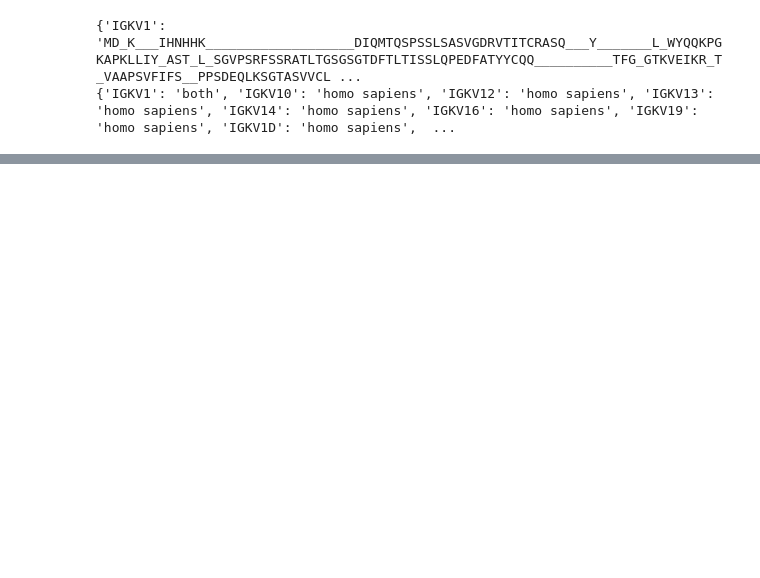
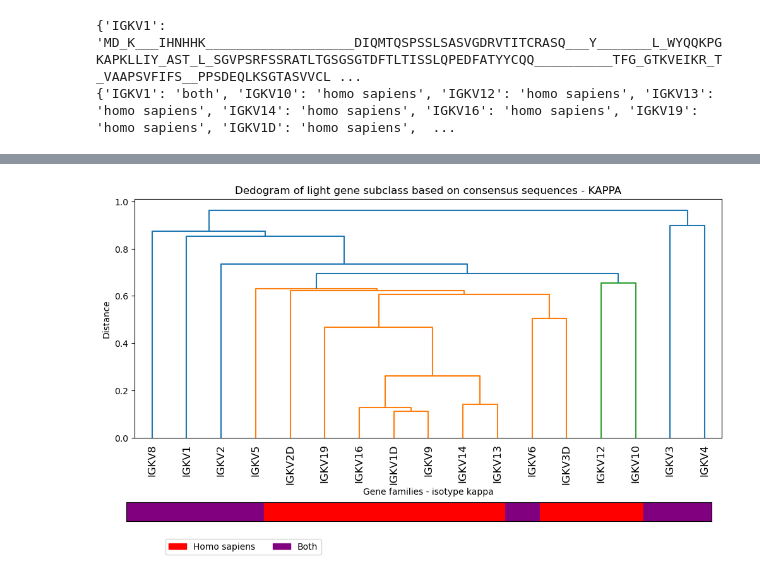
Before and after one commit to datascience-2025-group4/group04-team03, a Jupyter notebook: blasting/consensus_seq/light_results.ipynb, the cells around one changed output, grey strips where cells are left out. Saved outputs shown, nothing was run; the diff lists cells and outputs as text; code cells hidden in the pictures; blank space fills up the shorter version.

```diff
--- a/blasting/consensus_seq/light_results.ipynb
+++ b/blasting/consensus_seq/light_results.ipynb
@@ -78,0 +79,42 @@ cluster_and_plot(lambda_consensus_padded, cleaned_antigen_map, color_map, title_
+# %%
+def cluster_and_plot_kappa(consensus_dict, cleaned_antigen_map, color_map, title_prefix=""):
+    labels = list(consensus_dict.keys())
+    sequences = list(consensus_dict.values())
+
+    dist_matrix = np.array([[hamming_dist(s1, s2) for s2 in sequences] for s1 in sequences])
+    max_dist = dist_matrix.max()
+    if max_dist > 0:
+        dist_matrix = dist_matrix / max_dist
+    linkage_matrix = linkage(squareform(dist_matrix), method="average")
+
+    fig, ax = plt.subplots(figsize=(12, 6))
+    plt.subplots_adjust(bottom=0.25)
+
+    dendro = dendrogram(linkage_matrix, labels=labels, leaf_rotation=90, ax=ax)
+    ax.set_title("Dedogram of light gene subclass based on consensus sequences - KAPPA")
+    ax.set_ylabel("Distance")
+    ax.set_xlabel("Gene families - isotype kappa")
+
+    label_order = dendro["ivl"]
+    species_list = [cleaned_antigen_map.get(label, "") for label in label_order]
+    color_names = [color_map.get(species, "gray") for species in species_list]
+    rgb_colors = [to_rgb(c) for c in color_names]
+
+    color_ax = fig.add_axes([0.1, 0.03, 0.8, 0.05])
+    color_ax.imshow([rgb_colors], aspect="0.55")
+    color_ax.set_xticks([])
+    color_ax.set_yticks([])
+
+
+    legend_patches = [
+        mpatches.Patch(color=color_map["homo sapiens"], label="Homo sapiens"),
+        mpatches.Patch(color=color_map["both"], label="Both")
+    ]
+    plt.legend(handles=legend_patches, loc='lower center', bbox_to_anchor=(0.2, -2), ncol=3)
+
+    plt.show()
+
+
+cluster_and_plot_kappa(kappa_consensus_padded, cleaned_antigen_map, color_map, title_prefix="KAPPA")
+# %% [output]
+[figure, added]
```
Also changed, not shown: parts of 1 cell of this notebook.
